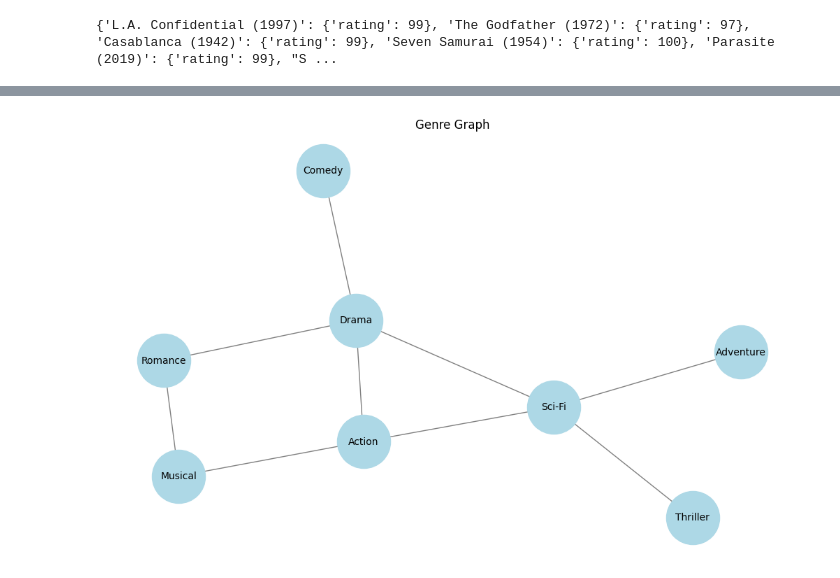
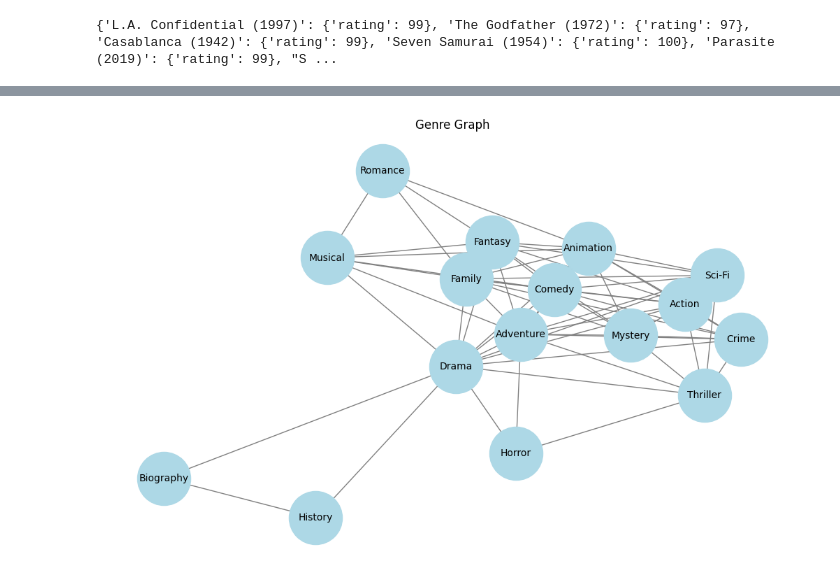
Before and after one commit to gzak25/recomovie, a Jupyter notebook: fetch_tmdb_data.ipynb, the cells around one changed output, grey strips where cells are left out. Cells and saved outputs as stored; diff of their text form; code cells hidden in the pictures.

```diff
--- a/fetch_tmdb_data.ipynb
+++ b/fetch_tmdb_data.ipynb
@@ -91,45 +91,83 @@ def get_movie_recommendations(movie_dict, fav_movie, exploration_pct):
         print("Movie not found in database.")
         return []
 
-    genre_graph = build_genre_graph(movie_dict)
-    fav_genres = set(movie_dict[fav_movie]['genres'])
+    genre_graph = build_genre_graph(movie_dict)  # Build genre graph
+    fav_genres = set(movie_dict[fav_movie]['genres'])  # Get favorite movie's genres
 
-    # Define depth of exploration based on percentage
+    # Define genre overlap rules based on exploration percentage
     if exploration_pct <= 20:
-        max_depth = 1  # Strictly same genre
+        min_genre_overlap = min(3, len(fav_genres))  # At least 3, or all if less than 3
     elif exploration_pct <= 50:
-        max_depth = 2  # Explore related genres
+        min_genre_overlap = 2  # At least 2 overlapping genres
+    elif exploration_pct <= 75:
+        min_genre_overlap = 1  # At least 1 overlapping genre
     else:
-        max_depth = 3  # Broader exploration
+        min_genre_overlap = 0  # No overlap required
 
-    relevant_genres = bfs_genre_exploration(fav_genres, genre_graph, max_depth)
+    relevant_genres = bfs_genre_exploration(fav_genres, genre_graph, 3)  # Explore genres
 
-    # Gather movies that belong to relevant genres
+    # Gather movies that belong to relevant genres and check genre overlap
     candidate_movies = []
     for movie, details in movie_dict.items():
         if movie == fav_movie:
             continue
-        if any(genre in relevant_genres for genre in details['genres']):
-            candidate_movies.append((movie, details['rating']))
+        movie_genres = set(details['genres'])
+        overlap_count = len(fav_genres & movie_genres)  # Count overlapping genres
 
-    # Sort by rating
-    top_movies = heapq.nlargest(5, candidate_movies, key=lambda x: x[1])
-    return [(movie, rating) for movie, rating in top_movies]
+        if overlap_count <= min_genre_overlap:
+            candidate_movies.append((movie, overlap_count, details['rating']))
+
+    # Sort movies by genre overlap first, then by rating as a tiebreaker
+    candidate_movies.sort(key=lambda x: (-x[1], -x[2]))  # Sort by overlap (descending), then rating
+
+    return [(movie, rating) for movie, _, rating in candidate_movies[:5]]  # Return top 5 movies with ratings
+
+    # if fav_movie not in movie_dict:
+    #     print("Movie not found in database.")
+    #     return []
+
+    # genre_graph = build_genre_graph(movie_dict)
+    # fav_genres = set(movie_dict[fav_movie]['genres'])
+
+    # # Define depth of exploration based on percentage
+    # if exploration_pct <= 20:
+    #     max_depth = 1  # Strictly same genre
+    # elif exploration_pct <= 50:
+    #     max_depth = 2  # Explore related genres
+    # else:
+    #     max_depth = 3  # Broader exploration
+
+    # relevant_genres = bfs_genre_exploration(fav_genres, genre_graph, max_depth)
+
+    # # Gather movies that belong to relevant genres
+    # candidate_movies = []
+    # for movie, details in movie_dict.items():
+    #     if movie == fav_movie:
+    #         continue
+    #     if any(genre in relevant_genres for genre in details['genres']):
+    #         candidate_movies.append((movie, details['rating']))
+
+    # # Sort by rating
+    # top_movies = heapq.nlargest(5, candidate_movies, key=lambda x: x[1])
+    # return [(movie, rating) for movie, rating in top_movies]
 
 # Sample movie database
-movie_db = {
-    "Inception": {"rating": 8.8, "genres": ["Sci-Fi", "Thriller"]},
-    "Interstellar": {"rating": 8.6, "genres": ["Sci-Fi", "Drama"]},
-    "The Matrix": {"rating": 8.7, "genres": ["Sci-Fi", "Action"]},
-    "The Dark Knight": {"rating": 9.0, "genres": ["Action", "Drama"]},
-    "Titanic": {"rating": 7.9, "genres": ["Romance", "Drama"]},
-    "La La Land": {"rating": 8.0, "genres": ["Romance", "Musical"]},
-    "The Notebook": {"rating": 7.8, "genres": ["Romance", "Drama"]},
-    "Avengers: Endgame": {"rating": 8.4, "genres": ["Action", "Sci-Fi"]},
-    "Jurassic Park": {"rating": 8.1, "genres": ["Adventure", "Sci-Fi"]},
-    "The Grand Budapest Hotel": {"rating": 8.1, "genres": ["Comedy", "Drama"]},
-    "The Grand Hotel": {"rating": 8.1, "genres": ["Musical", "Action"]}
-}
+with open("ratings_genres.txt", "r") as rating_genre:
+    movie_db = json.load(rating_genre)
+
+# movie_db = {
+#     "Inception": {"rating": 8.8, "genres": ["Sci-Fi", "Thriller"]},
+#     "Interstellar": {"rating": 8.6, "genres": ["Sci-Fi", "Drama"]},
+#     "The Matrix": {"rating": 8.7, "genres": ["Sci-Fi", "Action"]},
+#     "The Dark Knight": {"rating": 9.0, "genres": ["Action", "Drama"]},
+#     "Titanic": {"rating": 7.9, "genres": ["Romance", "Drama"]},
+#     "La La Land": {"rating": 8.0, "genres": ["Romance", "Musical"]},
+#     "The Notebook": {"rating": 7.8, "genres": ["Romance", "Drama"]},
+#     "Avengers: Endgame": {"rating": 8.4, "genres": ["Action", "Sci-Fi"]},
+#     "Jurassic Park": {"rating": 8.1, "genres": ["Adventure", "Sci-Fi"]},
+#     "The Grand Budapest Hotel": {"rating": 8.1, "genres": ["Comedy", "Drama"]},
+#     "The Grand Hotel": {"rating": 8.1, "genres": ["Musical", "Action"]}
+# }
 
 def display_genre_graph(genre_graph):
     """Displays the genre graph using NetworkX and Matplotlib."""
@@ -179 +217 @@ Recommended Movies:
-[figure, old version]
+[figure, new version]
```
Also changed, not shown: parts of 1 cell of this notebook, 2 other files.
